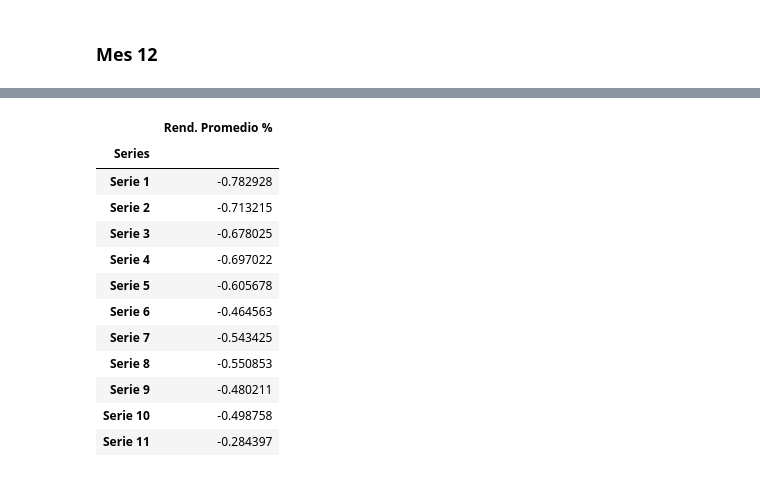
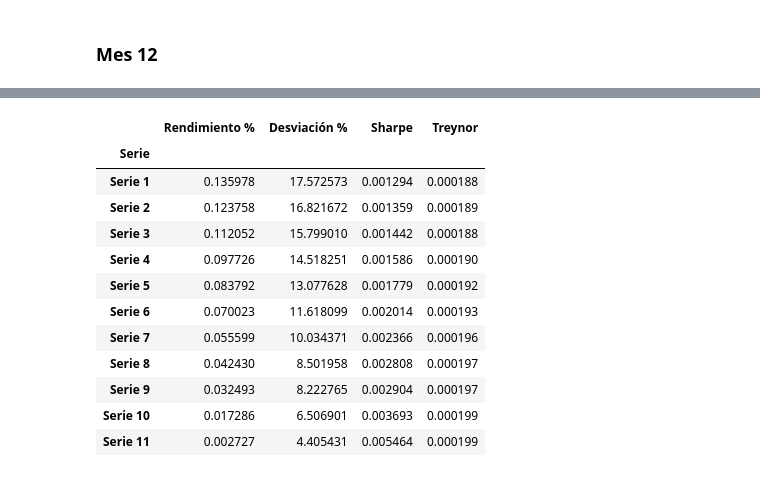
Before and after one commit to Dianachav/Trading_Lab1, a Jupyter notebook: Lab1_Python.ipynb, the cells around one changed output, grey strips where cells are left out. Drawn from its saved outputs; the diff is of its cells as text; code cells hidden in the pictures.

```diff
--- a/Lab1_Python.ipynb
+++ b/Lab1_Python.ipynb
@@ -450,7 +241,21 @@ El valor del ETF es de 1110.7699682
 # %% [markdown]
 ### Mes 12
 # %%
-mes12 = pd.read_csv('https://raw.githubusercontent.com/Dianachav/Trading_Lab1/master/ITA_holdings-12.csv', skiprows=10, delim_whitespace=False)
+mes12 = pd.read_csv('https://raw.githubusercontent.com/Dianachav/Trading_Lab1/master/ITA_holdings-12.csv',
+                   skiprows = [0,1,2,3,4,5,6,7,8,9], index_col = ['Ticker'], delim_whitespace=False, thousands=',')
 mes12=mes12.drop(columns = ['Name', 'Asset Class', "Market Value", 'Notional Value', 'Sector', 'SEDOL', 'ISIN', 'Exchange'])
-mes12=mes12.dropna(axis=0)
-mes12
+mes12=mes12.dropna(axis=0) #Elimina filas con NaN
+tick = list(mes12.index)
+
+#weights = mes12['Weight (%)']
+#p12 = mes12['Price']
+#s12 = mes12['Shares']
+#a12 = p12*weights*s12 # Valor en dinero de cada ticker
+
+#v_etf12 = sum(a12) #Suma de los valores de las acciones
+#ETF12 =  v_etf12/17300000 #Valor del ETF1
+
+
+nav12 = nav["NAV per Share"].iloc[:39]
+desv12 = np.std(nav12)
+mean12 = np.mean(nav12)
@@ -491,36 +264,46 @@ El valor del ETF es de 1476.16861608
 # %%
 ## Rendimiento de los ETF
-Ren1 = np.log(ETF1/ETF12)
-Ren2 = np.log(ETF2/ETF12)
-Ren3 = np.log(ETF3/ETF12)
-Ren4 = np.log(ETF4/ETF12)
-Ren5 = np.log(ETF5/ETF12)
-Ren6 = np.log(ETF6/ETF12)
-Ren7 = np.log(ETF7/ETF12)
-Ren8 = np.log(ETF8/ETF12)
-Ren9 = np.log(ETF9/ETF12)
-Ren10 = np.log(ETF10/ETF12)
-Ren11 = np.log(ETF11/ETF12)
+Ren1 = np.log(mean12/mean1)
+Ren2 = np.log(mean12/mean2)
+Ren3 = np.log(mean12/mean3)
+Ren4 = np.log(mean12/mean4)
+Ren5 = np.log(mean12/mean5)
+Ren6 = np.log(mean12/mean6)
+Ren7 = np.log(mean12/mean7)
+Ren8 = np.log(mean12/mean8)
+Ren9 = np.log(mean12/mean9)
+Ren10 = np.log(mean12/mean10)
+Ren11 = np.log(mean12/mean11)
+
 
 #DataFrame
+des = np.array([desv1,desv2,desv3,desv4,desv5,desv6,desv7,desv8,desv9,desv10,desv11])
 r = np.array([Ren1,Ren2,Ren3,Ren4,Ren5,Ren6,Ren7,Ren8,Ren9,Ren10,Ren11])
+usd_rate = [0.0241,0.0241,0.0239,0.0240,0.0241,0.0241,0.0243,0.0243,0.0242,0.0242, 0.0241]
+sharpe = ((((r/100)-usd_rate)/des)*(-1))
+beta = 1.21
+treynor = (((((r/100)-usd_rate)/beta)/100)*(-1))
+
 series = ["Serie 1", "Serie 2", "Serie 3", "Serie 4", "Serie 5", "Serie 6", "Serie 7",
           "Serie 8", "Serie 9", "Serie 10", "Serie 11"]
-tabla = pd.DataFrame(index=series,columns=['Rend. Promedio %'])
-tabla.index.name = "Series"
-tabla['Rend. Promedio %'] = r
+tabla = pd.DataFrame(index=series,columns=['Rendimiento %'])
+tabla.index.name = "Serie"
+tabla['Rendimiento %'] = r
+tabla['Desviación %'] = des
+tabla['Sharpe'] = sharpe
+tabla["Treynor"] = treynor
 tabla
 # %% [output]
-|  | Rend. Promedio % |
-| Series |  |
-| Serie 1 | -0.782928 |
-| Serie 2 | -0.713215 |
-| Serie 3 | -0.678025 |
-| Serie 4 | -0.697022 |
-| Serie 5 | -0.605678 |
-| Serie 6 | -0.464563 |
-| Serie 7 | -0.543425 |
-| Serie 8 | -0.550853 |
-| Serie 9 | -0.480211 |
-| Serie 10 | -0.498758 |
-| Serie 11 | -0.284397 |
+|  | Rendimiento % | Desviación % | Sharpe | Treynor |
+| Serie |  |  |  |  |
+| Serie 1 | 0.135978 | 17.572573 | 0.001294 | 0.000188 |
+| Serie 2 | 0.123758 | 16.821672 | 0.001359 | 0.000189 |
+| Serie 3 | 0.112052 | 15.799010 | 0.001442 | 0.000188 |
+| Serie 4 | 0.097726 | 14.518251 | 0.001586 | 0.000190 |
+| Serie 5 | 0.083792 | 13.077628 | 0.001779 | 0.000192 |
+| Serie 6 | 0.070023 | 11.618099 | 0.002014 | 0.000193 |
+| Serie 7 | 0.055599 | 10.034371 | 0.002366 | 0.000196 |
+| Serie 8 | 0.042430 | 8.501958 | 0.002808 | 0.000197 |
+| Serie 9 | 0.032493 | 8.222765 | 0.002904 | 0.000197 |
+| Serie 10 | 0.017286 | 6.506901 | 0.003693 | 0.000199 |
+| Serie 11 | 0.002727 | 4.405431 | 0.005464 | 0.000199 |
```
Also changed, not shown: parts of 32 cells of this notebook.
